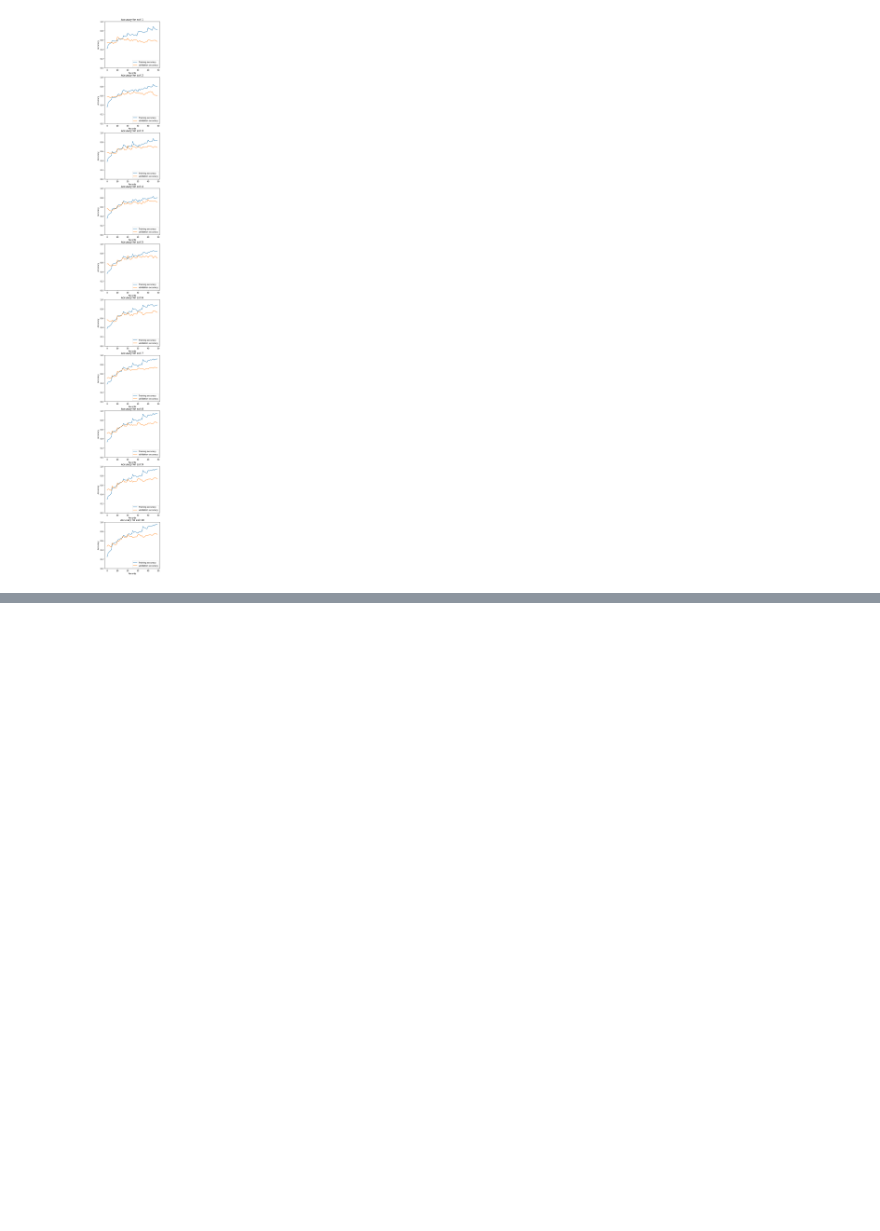
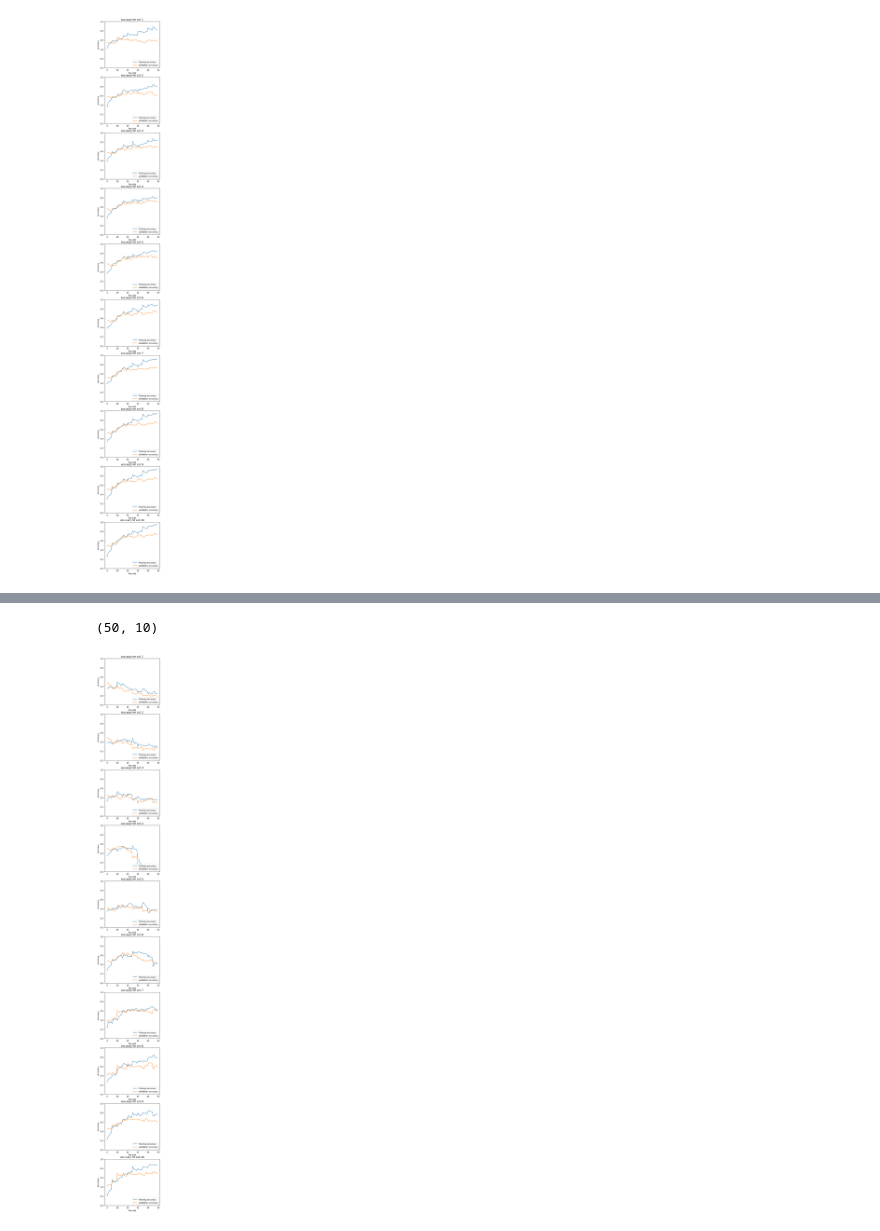
Before and after one commit to RobertoNeglia/Multi-branch-Neural-Network, a Jupyter notebook: models/VGG13_Cinic10.ipynb, the cells around one changed output, grey strips where cells are left out. Drawn from its saved outputs; the diff is of its cells as text; code cells hidden in the pictures; blank space fills up the shorter version.

```diff
--- a/models/VGG13_Cinic10.ipynb
+++ b/models/VGG13_Cinic10.ipynb
@@ -1198,0 +1230,5 @@ for i in range(10):
+# %%
+def entropy(x):
+    p = F.softmax(x, dim=1)
+    H = -torch.mean(p * torch.log(p + 1e-8), dim=1)
+    return H
@@ -1198,0 +1650,23 @@ for i in range(10):
+# %%
+bvgg_v2.eval()
+test_iter = iter(dataset_test)
+np.random.seed(666)
+for i in range(np.random.randint(len(dataset_test))):
+    img_batch, target_batch = next(test_iter)
+img_idx = np.random.randint(batch_size)
+img = img_batch[img_idx]
+target = target_batch[img_idx]
+img = img.unsqueeze(0).to(device)
+
+bvgg_v2.set_exit_threshold(0.5)
+with torch.no_grad():
+    start = time.time()
+    output, H, e = bvgg_v2(img, inference=True)
+    end = time.time()
+    print(f"Inference time {end - start:.8f} seconds")
+    print(f"Exit: {e+1}")
+    print(f"Entropy: {H.detach().cpu()}")
+    print(f"Output: {output.detach().cpu()}")
+    _, pred = torch.max(output, dim=1)
+    print(f"Prediction: {classes[pred]}")
+    print(f"Target: {classes[target]}")
@@ -1198,0 +1714,17 @@ for i in range(10):
+# %%
+training_accuracy = np.array(training_accuracy)
+validation_accuracy = np.array(validation_accuracy)
+print(training_accuracy.shape)
+fig, axs = plt.subplots(10, 1, figsize=(5, 50))
+axs = axs.flatten()
+for i in range(10):
+    axs[i].plot(training_accuracy[:, i], label="Training accuracy")
+    axs[i].plot(validation_accuracy[:, i], label="Validation accuracy")
+    axs[i].legend(loc="lower right")
+    axs[i].set_title(f"Accuracy for exit {i + 1}")
+    axs[i].set_xlabel("Records")
+    axs[i].set_ylabel("Accuracy")
+    axs[i].set_ylim([0, 1])
+# %% [output]
+(50, 10)
+[figure, added]
```
Also changed, not shown: parts of 35 cells of this notebook, 1 other file.
